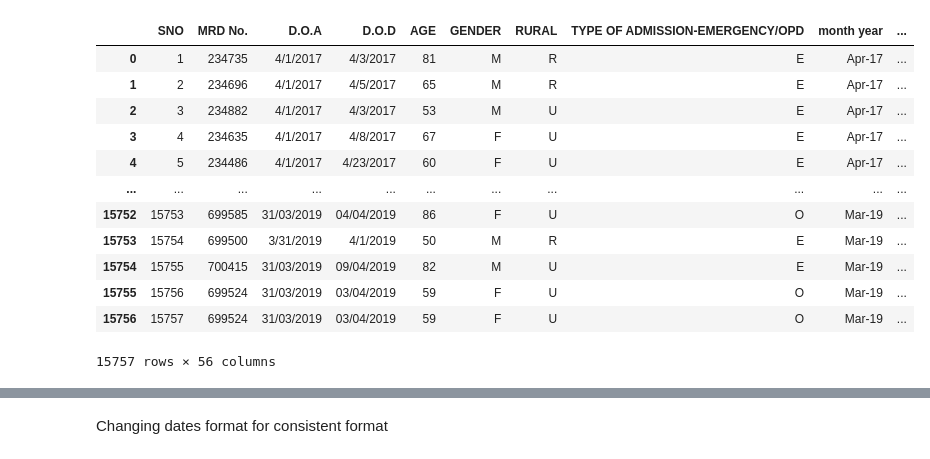
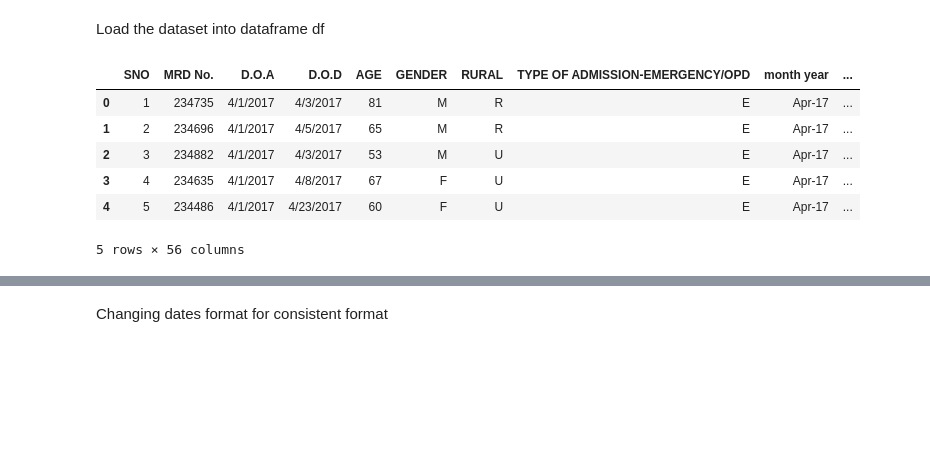
Before and after one commit to Vijay6868/ML-Hospital-Admission, a Jupyter notebook: Notebook/ml.ipynb, the cells around one changed output, grey strips where cells are left out. Cells and saved outputs as stored; diff of their text form; code cells hidden in the pictures; blank space fills up the shorter version.

```diff
--- a/Notebook/ml.ipynb
+++ b/Notebook/ml.ipynb
@@ -4,17 +4,13 @@ import matplotlib as plt
+# %% [markdown]
+Load the dataset into dataframe df
 # %%
 df = pd.read_csv('/Users/vj/Documents/Data/ML-Hospital-Admission/Dataset/HDHI Admission data.csv')
-df
+df.head()
 # %% [output]
 |  | SNO | MRD No. | D.O.A | D.O.D | AGE | GENDER | RURAL | TYPE OF ADMISSION-EMERGENCY/OPD | month year | ... |
 | 0 | 1 | 234735 | 4/1/2017 | 4/3/2017 | 81 | M | R | E | Apr-17 | ... |
 | 1 | 2 | 234696 | 4/1/2017 | 4/5/2017 | 65 | M | R | E | Apr-17 | ... |
 | 2 | 3 | 234882 | 4/1/2017 | 4/3/2017 | 53 | M | U | E | Apr-17 | ... |
 | 3 | 4 | 234635 | 4/1/2017 | 4/8/2017 | 67 | F | U | E | Apr-17 | ... |
 | 4 | 5 | 234486 | 4/1/2017 | 4/23/2017 | 60 | F | U | E | Apr-17 | ... |
-| ... | ... | ... | ... | ... | ... | ... | ... | ... | ... | ... |
-| 15752 | 15753 | 699585 | 31/03/2019 | 04/04/2019 | 86 | F | U | O | Mar-19 | ... |
-| 15753 | 15754 | 699500 | 3/31/2019 | 4/1/2019 | 50 | M | R | E | Mar-19 | ... |
-| 15754 | 15755 | 700415 | 31/03/2019 | 09/04/2019 | 82 | M | U | E | Mar-19 | ... |
-| 15755 | 15756 | 699524 | 31/03/2019 | 03/04/2019 | 59 | F | U | O | Mar-19 | ... |
-| 15756 | 15757 | 699524 | 31/03/2019 | 03/04/2019 | 59 | F | U | O | Mar-19 | ... |
-15757 rows × 56 columns
+5 rows × 56 columns
```
Also changed, not shown: parts of 12 cells of this notebook, 3 other files.
